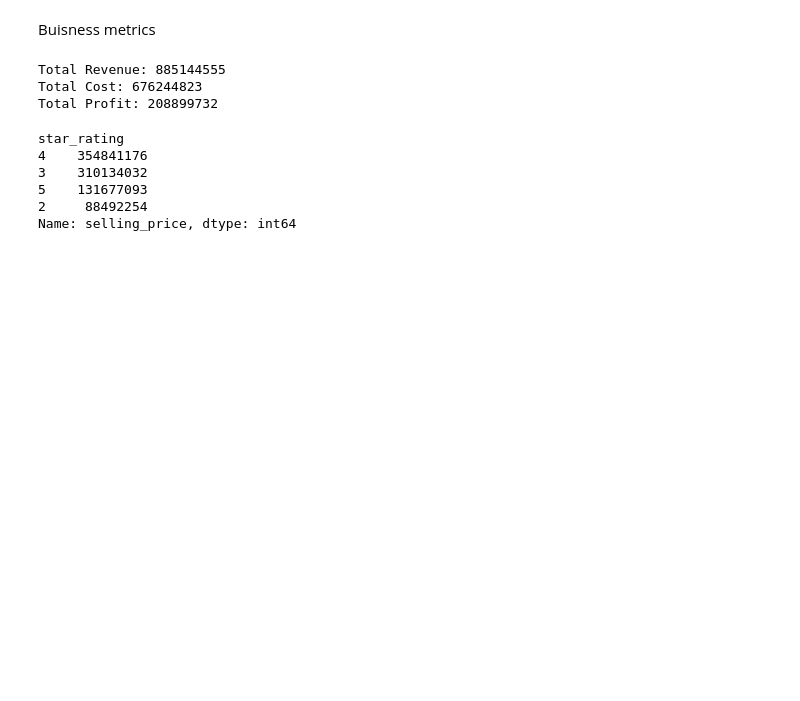
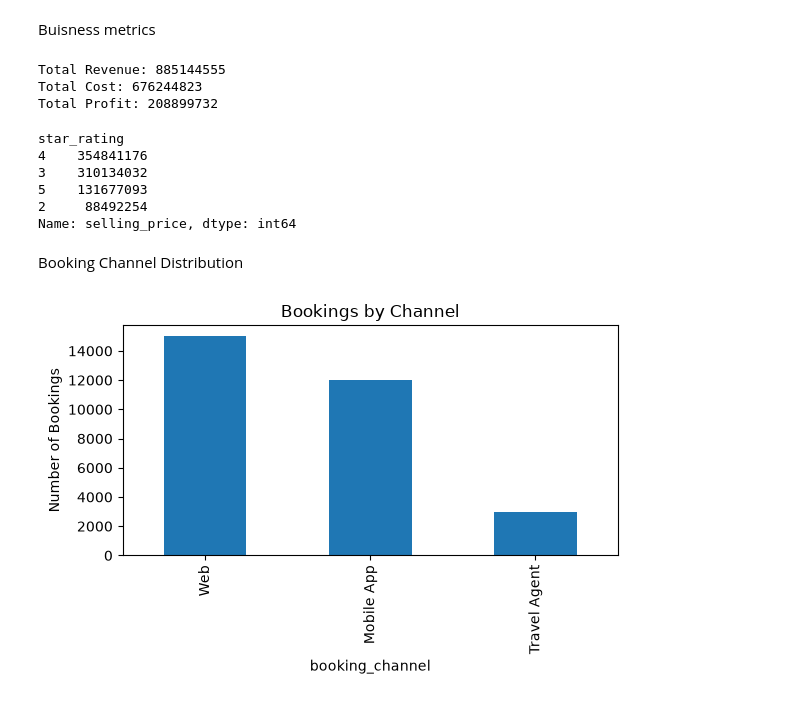
Before and after one commit to Saurabh-993/EDA-Travclan, a Jupyter notebook: Hotel_Booking_Analysis/notebook/Hotel_Booking_Analysis.ipynb, the cells around one changed output. Saved outputs shown, nothing was run; the diff lists cells and outputs as text; code cells hidden in the pictures; blank space fills up the shorter version.

```diff
--- a/Hotel_Booking_Analysis/notebook/Hotel_Booking_Analysis.ipynb
+++ b/Hotel_Booking_Analysis/notebook/Hotel_Booking_Analysis.ipynb
@@ -81,3 +81,17 @@ star_rating
 5    131677093
 2     88492254
 Name: selling_price, dtype: int64
+# %% [markdown]
+Booking Channel Distribution
+# %%
+channel_counts = df["booking_channel"].value_counts()
+
+plt.figure(figsize=(6,4))
+channel_counts.plot(kind="bar")
+plt.title("Bookings by Channel")
+plt.ylabel("Number of Bookings")
+plt.tight_layout()
+plt.savefig("../output/bookings_by_channel.png")
+plt.show()
+# %% [output]
+[figure, added]
```
Also changed, not shown: parts of 13 cells of this notebook, 7 other files.
